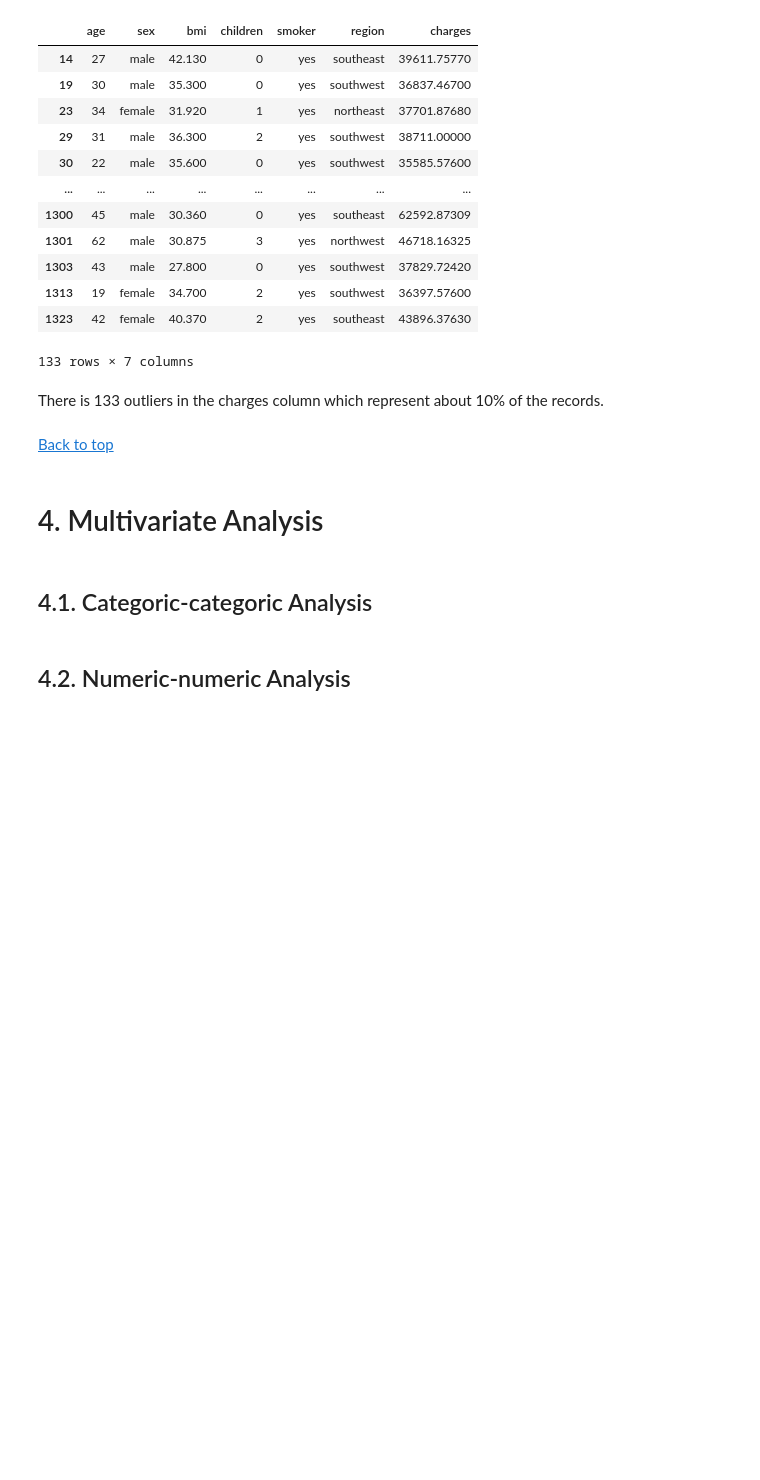
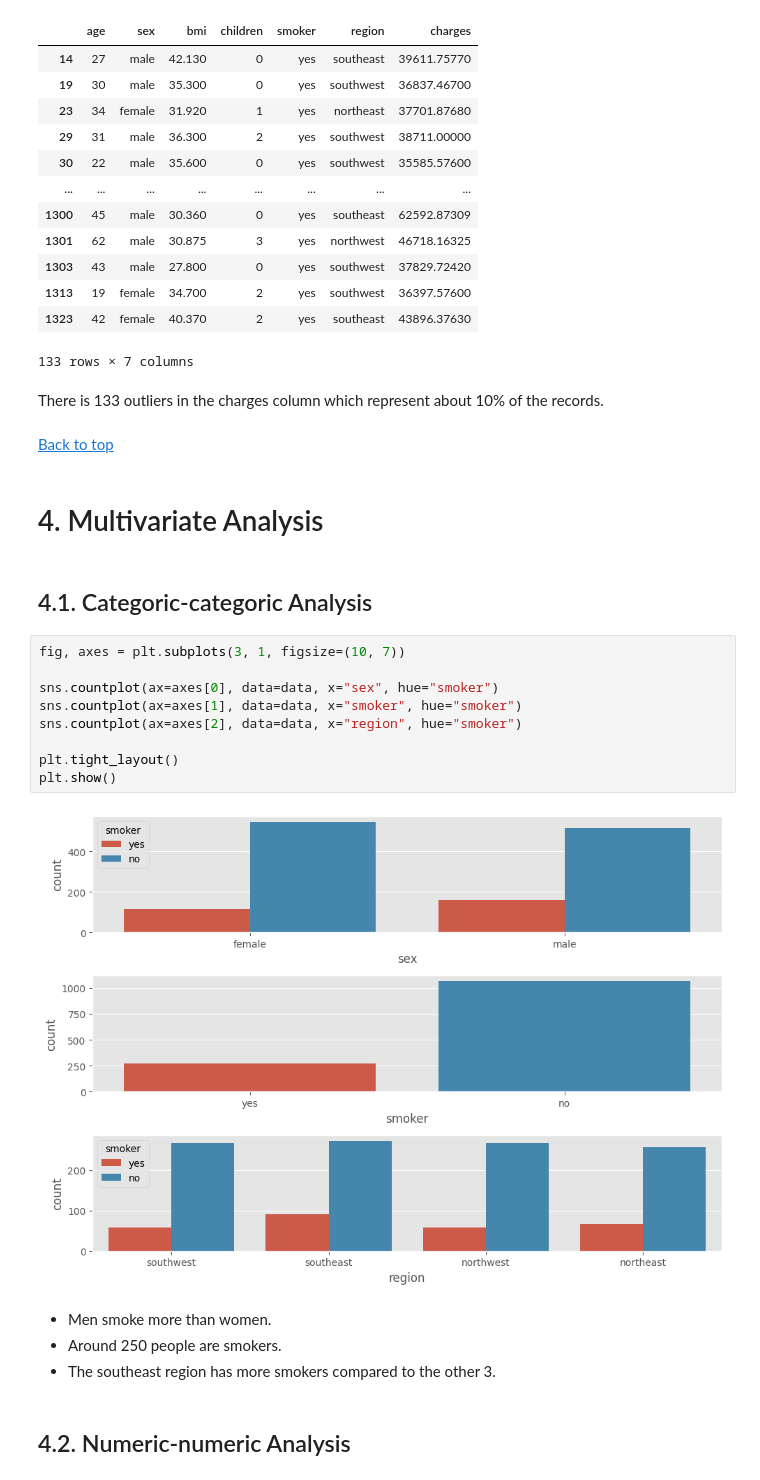
Before and after one commit to allankruger/linear-regression, a Jupyter notebook: src/explore.ipynb, the cells around one changed output. Saved outputs shown, nothing was run; the diff lists cells and outputs as text; blank space fills up the shorter version.

```diff
--- a/src/explore.ipynb
+++ b/src/explore.ipynb
@@ -265,5 +267,20 @@ There is 133 outliers in the charges column which represent about 10% of the rec
 # 4. Multivariate Analysis <a id='4'></a>
 # %% [markdown]
 ## 4.1. Categoric-categoric Analysis
+# %%
+fig, axes = plt.subplots(3, 1, figsize=(10, 7))
+
+sns.countplot(ax=axes[0], data=data, x="sex", hue="smoker")
+sns.countplot(ax=axes[1], data=data, x="smoker", hue="smoker")
+sns.countplot(ax=axes[2], data=data, x="region", hue="smoker")
+
+plt.tight_layout()
+plt.show()
+# %% [output]
+[figure, added]
+# %% [markdown]
+- Men smoke more than women.
+- Around 250 people are smokers.
+- The southeast region has more smokers compared to the other 3.
 # %% [markdown]
 ## 4.2. Numeric-numeric Analysis
```
Also changed, not shown: parts of 34 cells of this notebook.
